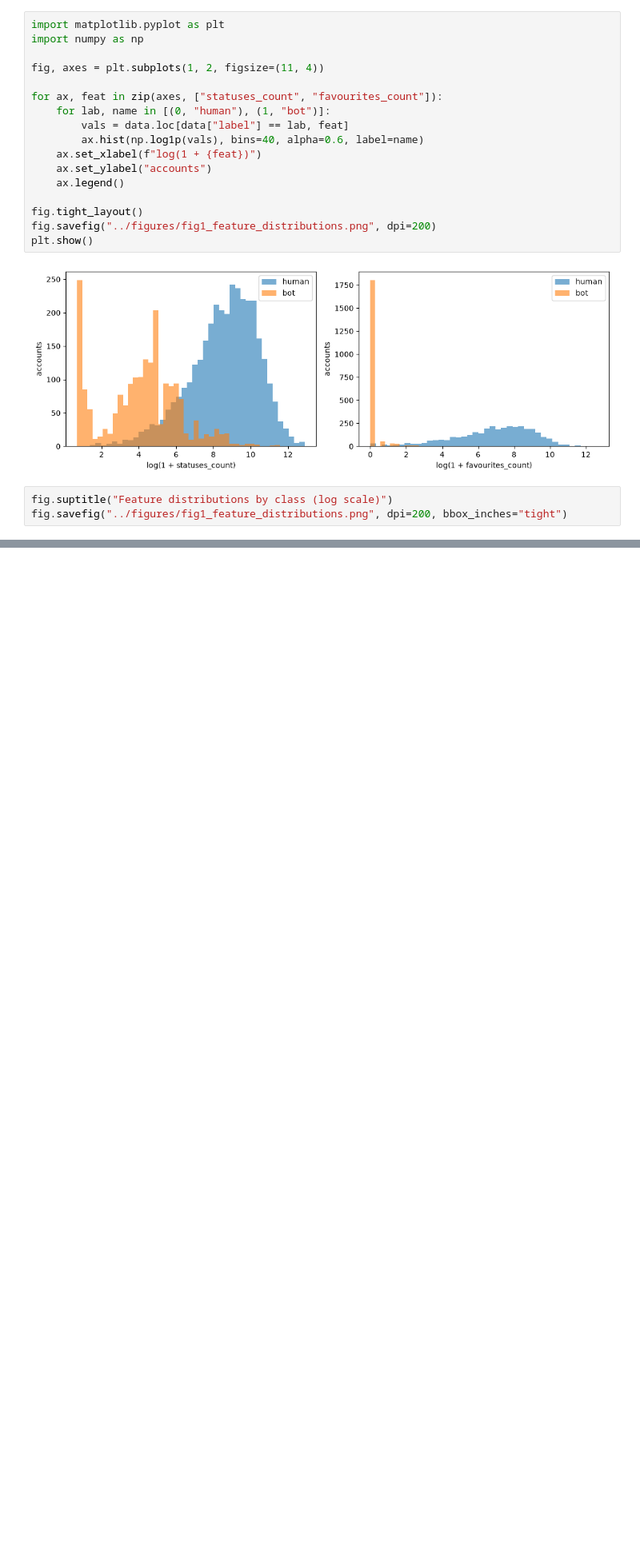
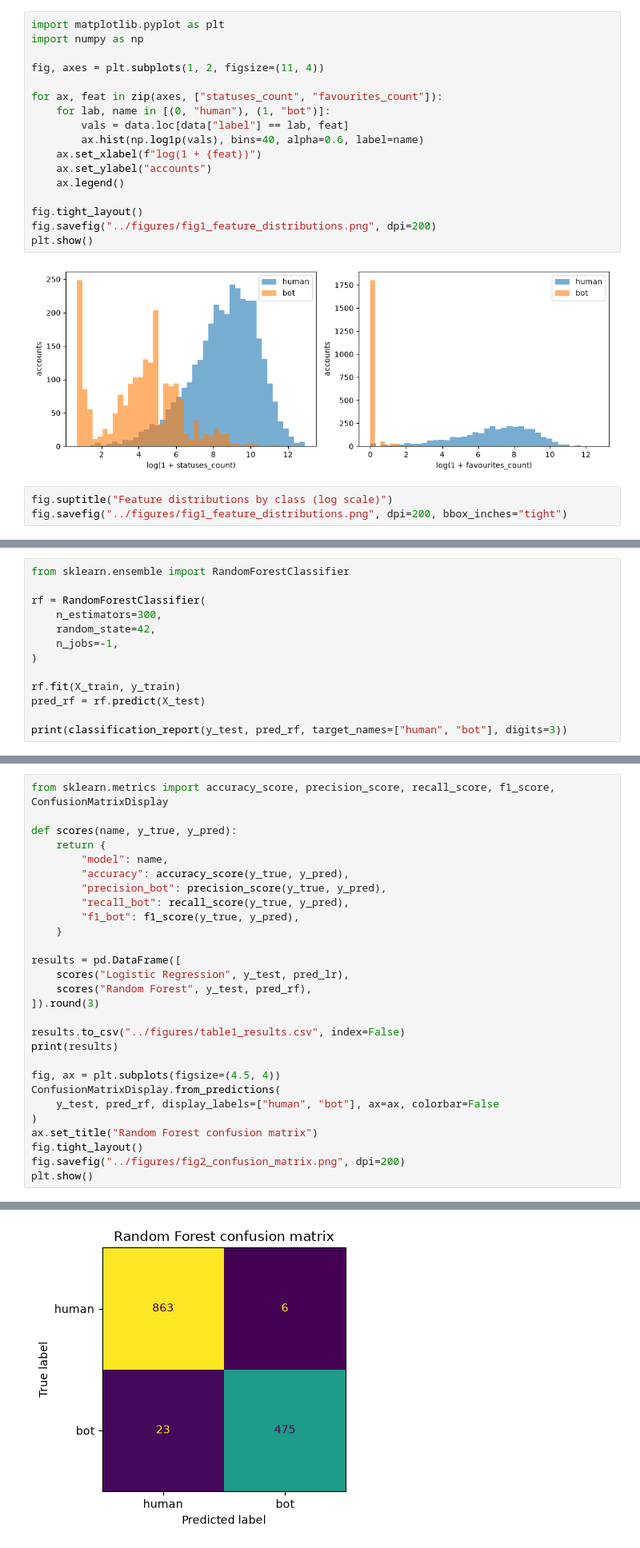
Before and after one commit to theThomas-tech/bot-detection, a Jupyter notebook: notebooks/01_data_exploration.ipynb, the cells around one changed output, grey strips where cells are left out. Shown at 80% size. Cells and saved outputs as stored; diff of their text form; blank space fills up the shorter version.

Commit message:
Train and test logistic regression and random forest models and plot confusion matrix for random forest

```diff
--- a/notebooks/01_data_exploration.ipynb
+++ b/notebooks/01_data_exploration.ipynb
@@ -112,0 +157,13 @@ fig.savefig("../figures/fig1_feature_distributions.png", dpi=200, bbox_inches="t
+# %%
+from sklearn.ensemble import RandomForestClassifier
+
+rf = RandomForestClassifier(
+    n_estimators=300,
+    random_state=42,
+    n_jobs=-1,
+)
+
+rf.fit(X_train, y_train)
+pred_rf = rf.predict(X_test)
+
+print(classification_report(y_test, pred_rf, target_names=["human", "bot"], digits=3))
@@ -112,0 +179,29 @@ fig.savefig("../figures/fig1_feature_distributions.png", dpi=200, bbox_inches="t
+# %%
+from sklearn.metrics import accuracy_score, precision_score, recall_score, f1_score, ConfusionMatrixDisplay
+
+def scores(name, y_true, y_pred):
+    return {
+        "model": name,
+        "accuracy": accuracy_score(y_true, y_pred),
+        "precision_bot": precision_score(y_true, y_pred),
+        "recall_bot": recall_score(y_true, y_pred),
+        "f1_bot": f1_score(y_true, y_pred),
+    }
+
+results = pd.DataFrame([
+    scores("Logistic Regression", y_test, pred_lr),
+    scores("Random Forest", y_test, pred_rf),
+]).round(3)
+
+results.to_csv("../figures/table1_results.csv", index=False)
+print(results)
+
+fig, ax = plt.subplots(figsize=(4.5, 4))
+ConfusionMatrixDisplay.from_predictions(
+    y_test, pred_rf, display_labels=["human", "bot"], ax=ax, colorbar=False
+)
+ax.set_title("Random Forest confusion matrix")
+fig.tight_layout()
+fig.savefig("../figures/fig2_confusion_matrix.png", dpi=200)
+plt.show()
+# %% [output]
@@ -112,0 +211 @@ fig.savefig("../figures/fig1_feature_distributions.png", dpi=200, bbox_inches="t
+[figure, added]
```
Also changed, not shown: parts of 4 cells of this notebook, 2 other files.
